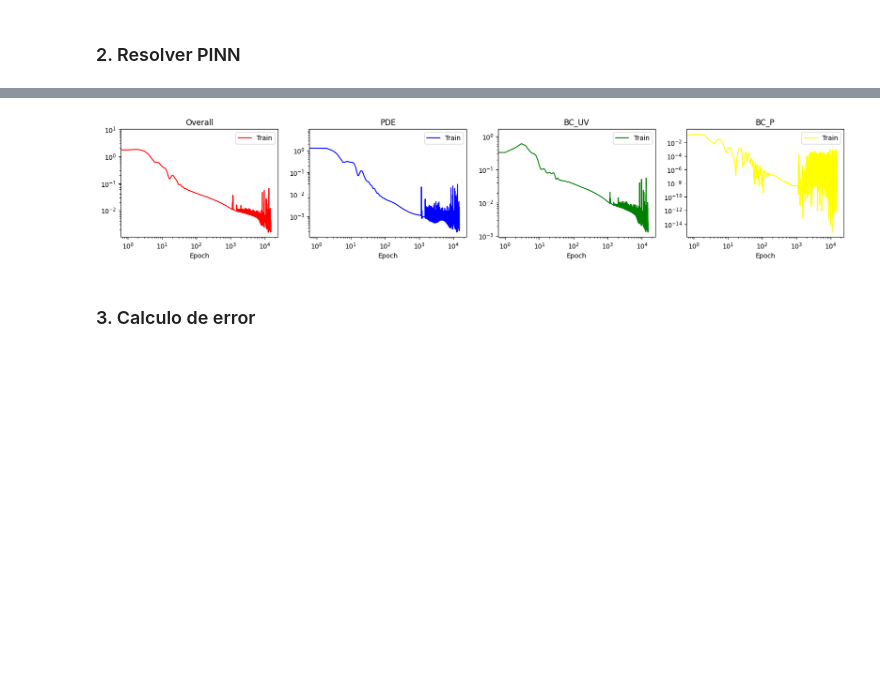
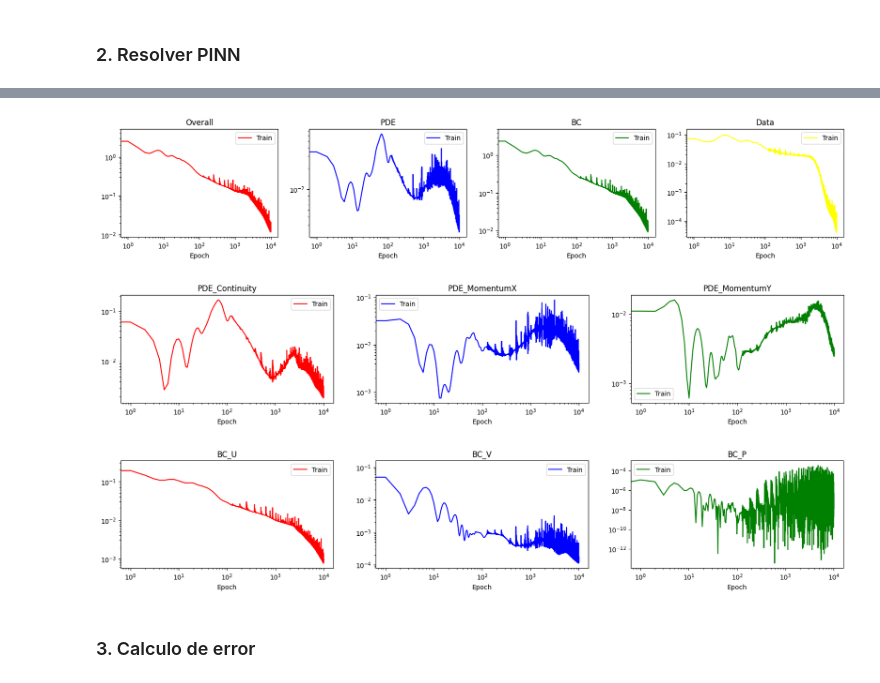
Before and after one commit to maxit1992/MIA_RNIF, a Jupyter notebook: TP_RNIF.ipynb, the cells around one changed output, grey strips where cells are left out. Cells and saved outputs as stored; diff of their text form; code cells hidden in the pictures; blank space fills up the shorter version.

```diff
--- a/TP_RNIF.ipynb
+++ b/TP_RNIF.ipynb
@@ -225,7 +225,6 @@ device(type='cuda', index=0)
             if type(m) == nn.Linear and m.weight.requires_grad and m.bias.requires_grad:
                 g = nn.init.calculate_gain('tanh')
                 torch.nn.init.xavier_uniform_(m.weight, gain=g)
-                # torch.nn.init.xavier_normal_(m.weight, gain=g)
                 m.bias.data.fill_(0)
         self.apply(init_weights)
 
@@ -258,9 +257,9 @@ device(type='cuda', index=0)
 
         # Compute residues
         residue_continuity = u_x + v_y
-        residue_momentum_x = u * u_x + v * u_y + p_x - self.Reynolds * (u_xx + u_yy)
-        residue_momentum_y = u * v_x + v * v_y + p_y - self.Reynolds * (v_xx + v_yy)
-        return torch.cat([residue_continuity, residue_momentum_x, residue_momentum_y], axis=1)
+        residue_momentum_x = u * u_x + v * u_y + p_x - (1/self.Reynolds) * (u_xx + u_yy)
+        residue_momentum_y = u * v_x + v * v_y + p_y - (1/self.Reynolds) * (v_xx + v_yy)
+        return residue_continuity, residue_momentum_x, residue_momentum_y
 
     def bcUVResidue(self, X, output):
         # Separate u and v from the output
@@ -270,7 +269,7 @@ device(type='cuda', index=0)
         u_bc = (X[:,1:2] == 1) * 1.0 # u = 1 only at upper y bound, else 0
         residue_u = u - u_bc
         residue_v = v # v = 0 on all border
-        return torch.cat([residue_u, residue_v], axis=1)
+        return residue_u, residue_v
 
     def bcPResidue(self, X, output):
         # Separate p from the output
@@ -281,12 +280,12 @@ device(type='cuda', index=0)
 ### 2. Resolver PINN
 # %%
 model_parameters = {
-    "Reynolds": 1/100,
+    "Reynolds": 100,
     "InputDimensions": 2,
     "OutputDimensions": 3,
-    "NumberOfNeurons": 50,
-    "NumberOfHiddenLayers": 8,
-    "ActivationFunction": nn.Tanh()
+    "NumberOfNeurons": 100,
+    "NumberOfHiddenLayers": 4,
+    "ActivationFunction": nn.GELU()
 }
 # %%
 model = PINN_Module(model_parameters).to(device)
@@ -355,17 +387,39 @@ Epoch 15000/15000 - Loss Overall: 2.3726e-03, PDE: 5.5632e-04, BC_UV: 1.8055e-03
 # %%
 # Evolution of the loss function
 colors = ['red', 'blue', 'green', 'yellow']
 # Overall
 fig, ax = plt.subplots(1, 4, figsize=(20, 3))
-for i, loss_type in enumerate(['Overall', 'PDE', 'BC_UV', 'BC_P']):
+for i, loss_type in enumerate(['Overall', 'PDE', 'BC', 'Data']):
     epoch_train = np.arange(0, len(loss_train[loss_type]))
     ax[i].loglog(epoch_train, loss_train[loss_type], color=colors[i], label='Train')
     ax[i].set_xlabel('Epoch')
     ax[i].set_title(loss_type)
     ax[i].legend()
 plt.show()
+
+# PDE
+fig, ax = plt.subplots(1, 3, figsize=(20, 3))
+for i, loss_type in enumerate(['PDE_Continuity', 'PDE_MomentumX', 'PDE_MomentumY']):
+    epoch_train = np.arange(0, len(loss_train[loss_type]))
+    ax[i].loglog(epoch_train, loss_train[loss_type], color=colors[i], label='Train')
+    ax[i].set_xlabel('Epoch')
+    ax[i].set_title(loss_type)
+    ax[i].legend()
+plt.show()
+
+# BC
+fig, ax = plt.subplots(1, 3, figsize=(20, 3))
+for i, loss_type in enumerate(['BC_U', 'BC_V', 'BC_P']):
+    epoch_train = np.arange(0, len(loss_train[loss_type]))
+    ax[i].loglog(epoch_train, loss_train[loss_type], color=colors[i], label='Train')
+    ax[i].set_xlabel('Epoch')
+    ax[i].set_title(loss_type)
+    ax[i].legend()
+plt.show()
 # %% [output]
-[figure, old version]
+[figure, new version]
+[figure, added]
+[figure, added]
 # %%
 torch.save(model.state_dict(), "./model.pt")
 # %% [markdown]
```
Also changed, not shown: parts of 23 cells of this notebook, 1 other file.
